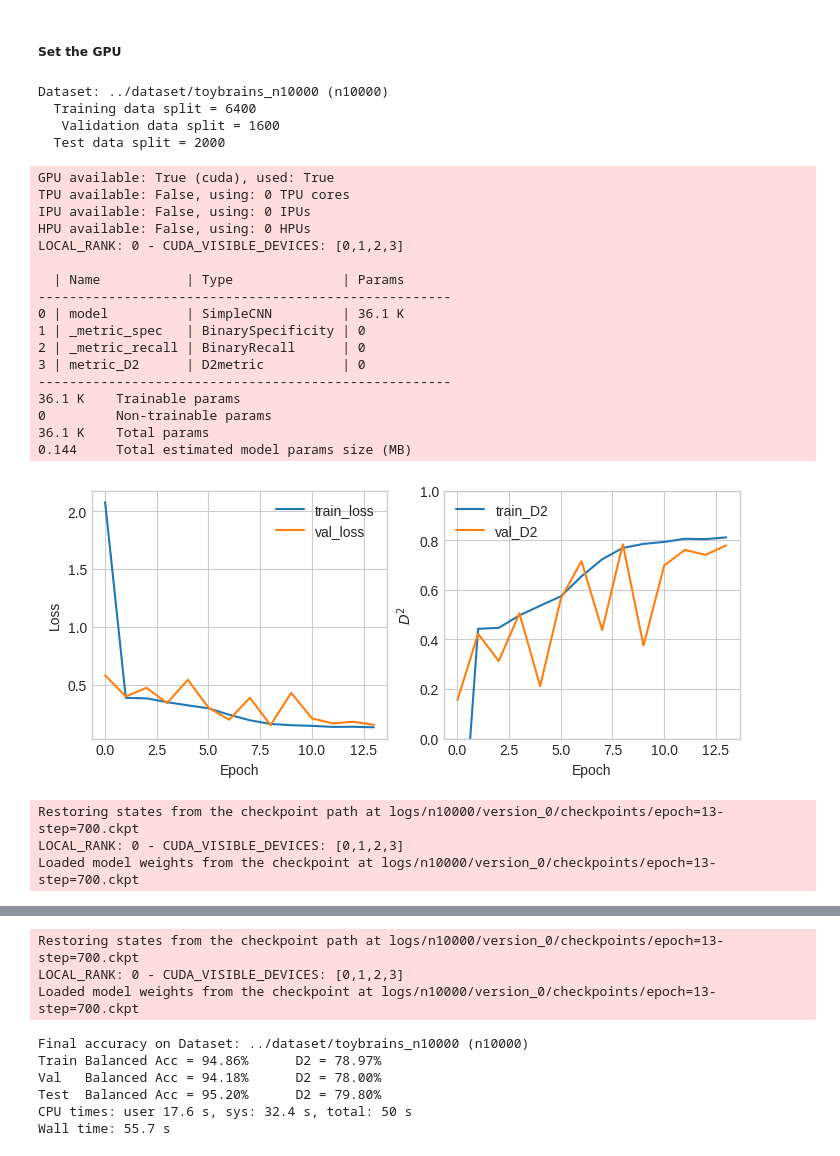
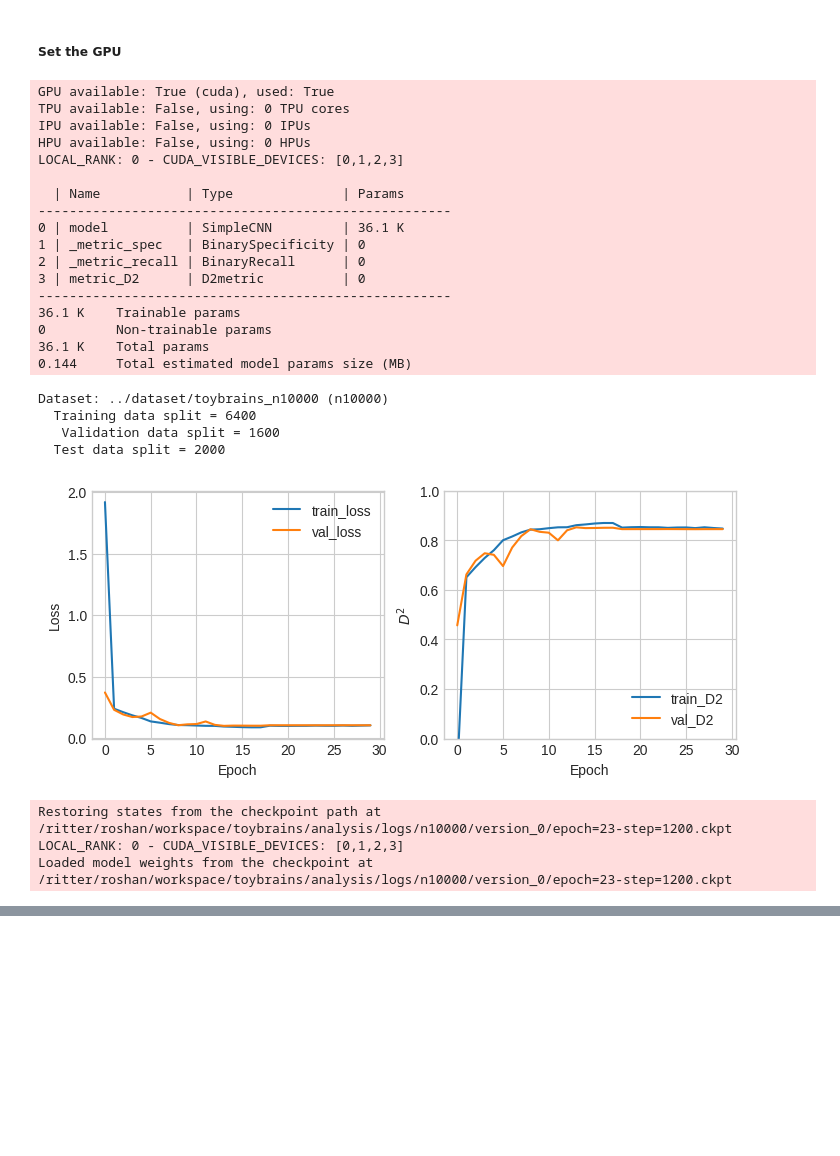
Before and after one commit to RoshanRane/toybrains, a Jupyter notebook: analysis/supervised_learning.ipynb, the cells around one changed output, grey strips where cells are left out. Saved outputs shown, nothing was run; the diff lists cells and outputs as text; code cells hidden in the pictures; blank space fills up the shorter version.

Commit message:
DLutils: model check point added

```diff
--- a/analysis/supervised_learning.ipynb
+++ b/analysis/supervised_learning.ipynb
@@ -85,35 +85,36 @@ DEBUG = False
 # %%
 %%time
 trainer, logger = fit_DL_model(
                             DATASETS[0],
                             label,
                             model=model,
-                            GPUs=GPUs,
-                            max_epochs=max_epochs, batch_size=batch_size,
-                            debug=DEBUG)
+                            debug=DEBUG,
+                            batch_size=batch_size,
+                            trainer_args=dict(devices=GPUs,
+                                              max_epochs=max_epochs))
 # %% [output]
-Dataset: ../dataset/toybrains_n10000 (n10000)
-  Training data split = 6400
-   Validation data split = 1600
-  Test data split = 2000
+GPU available: True (cuda), used: True
+TPU available: False, using: 0 TPU cores
+IPU available: False, using: 0 IPUs
+HPU available: False, using: 0 HPUs
+LOCAL_RANK: 0 - CUDA_VISIBLE_DEVICES: [0,1,2,3]
+
+  | Name           | Type              | Params
+-----------------------------------------------------
+0 | model          | SimpleCNN         | 36.1 K
+1 | _metric_spec   | BinarySpecificity | 0
+2 | _metric_recall | BinaryRecall      | 0
+3 | metric_D2      | D2metric          | 0
+-----------------------------------------------------
+36.1 K    Trainable params
+0         Non-trainable params
+36.1 K    Total params
+0.144     Total estimated model params size (MB)
-GPU available: True (cuda), used: True
-TPU available: False, using: 0 TPU cores
-IPU available: False, using: 0 IPUs
-HPU available: False, using: 0 HPUs
-LOCAL_RANK: 0 - CUDA_VISIBLE_DEVICES: [0,1,2,3]
-
-  | Name           | Type              | Params
------------------------------------------------------
-0 | model          | SimpleCNN         | 36.1 K
-1 | _metric_spec   | BinarySpecificity | 0
-2 | _metric_recall | BinaryRecall      | 0
-3 | metric_D2      | D2metric          | 0
------------------------------------------------------
-36.1 K    Trainable params
-0         Non-trainable params
-36.1 K    Total params
-0.144     Total estimated model params size (MB)
+Dataset: ../dataset/toybrains_n10000 (n10000)
+  Training data split = 6400
+   Validation data split = 1600
+  Test data split = 2000
-[figure, old version]
+[figure, new version]
-Restoring states from the checkpoint path at logs/n10000/version_0/checkpoints/epoch=13-step=700.ckpt
+Restoring states from the checkpoint path at /ritter/roshan/workspace/toybrains/analysis/logs/n10000/version_0/epoch=23-step=1200.ckpt
 LOCAL_RANK: 0 - CUDA_VISIBLE_DEVICES: [0,1,2,3]
-Loaded model weights from the checkpoint at logs/n10000/version_0/checkpoints/epoch=13-step=700.ckpt
+Loaded model weights from the checkpoint at /ritter/roshan/workspace/toybrains/analysis/logs/n10000/version_0/epoch=23-step=1200.ckpt
@@ -123,12 +125,3 @@ Loaded model weights from the checkpoint at logs/n10000/version_0/checkpoints/ep
-Restoring states from the checkpoint path at logs/n10000/version_0/checkpoints/epoch=13-step=700.ckpt
-LOCAL_RANK: 0 - CUDA_VISIBLE_DEVICES: [0,1,2,3]
-Loaded model weights from the checkpoint at logs/n10000/version_0/checkpoints/epoch=13-step=700.ckpt
-Final accuracy on Dataset: ../dataset/toybrains_n10000 (n10000)
-Train Balanced Acc = 94.86%      D2 = 78.97%
-Val   Balanced Acc = 94.18%      D2 = 78.00%
-Test  Balanced Acc = 95.20%      D2 = 79.80%
-CPU times: user 17.6 s, sys: 32.4 s, total: 50 s
-Wall time: 55.7 s
 # %%
 %%time
 trainer, logger = fit_DL_model(
```
Also changed, not shown: parts of 4 cells of this notebook, 2 other files.
